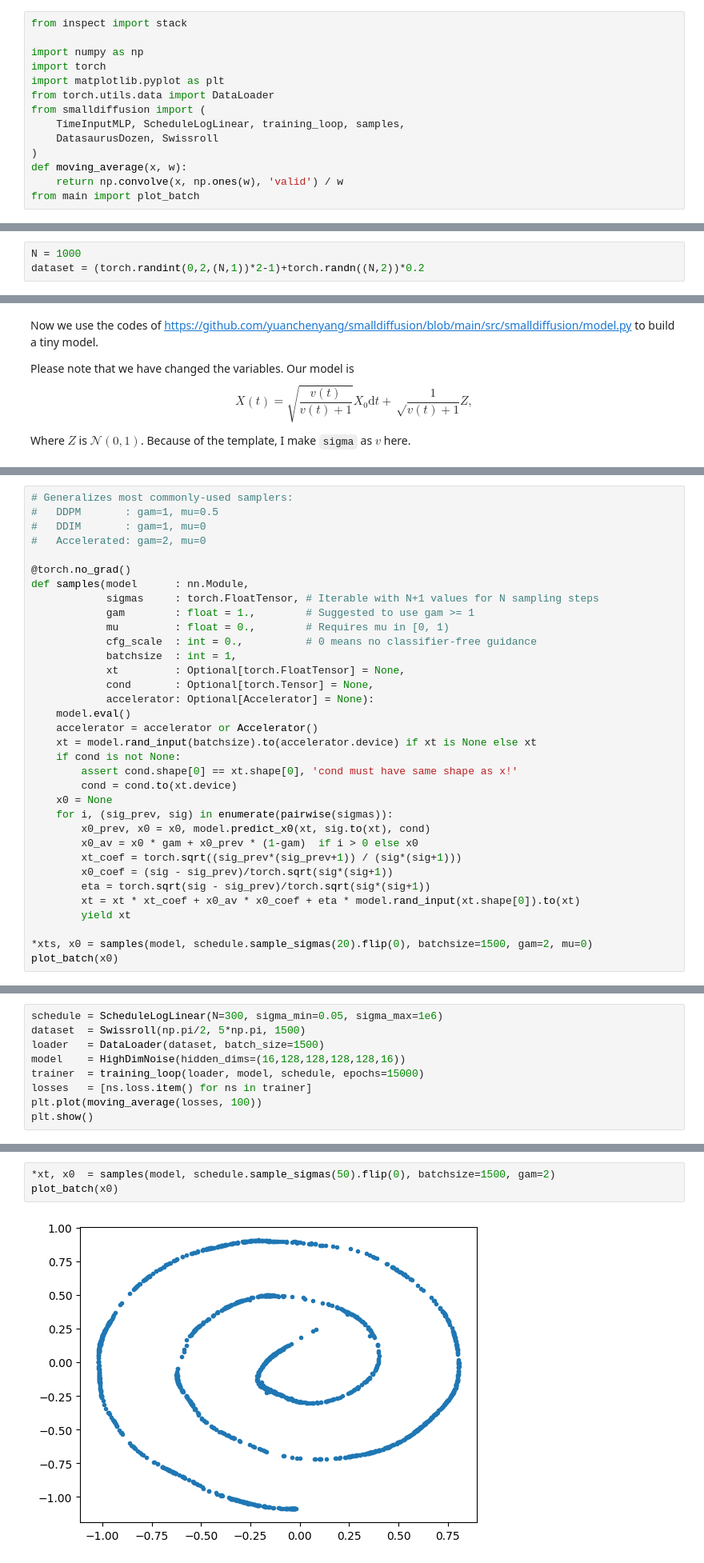
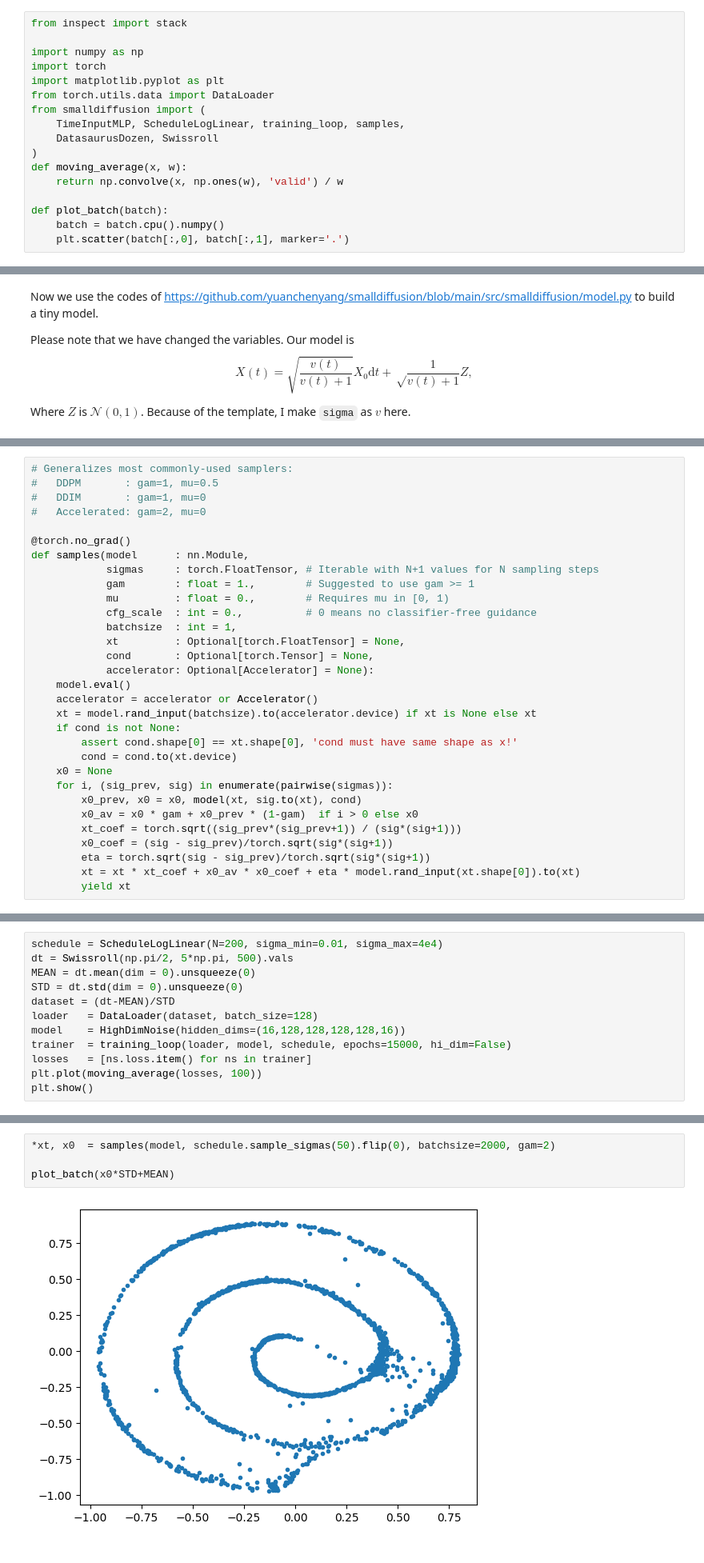
Before and after one commit to JetfiRex/Diffusion-ToyModel, a Jupyter notebook: Diffusion - test.ipynb, the cells around one changed output, grey strips where cells are left out. Shown at 80% size. Cells and saved outputs as stored; diff of their text form.

Commit message:
Training results

```diff
--- a/Diffusion - test.ipynb
+++ b/Diffusion - test.ipynb
@@ -15,7 +15,10 @@ from smalldiffusion import (
 )
 def moving_average(x, w):
     return np.convolve(x, np.ones(w), 'valid') / w
-from main import plot_batch
+
+def plot_batch(batch):
+    batch = batch.cpu().numpy()
+    plt.scatter(batch[:,0], batch[:,1], marker='.')
 # %% [markdown]
 # 1. Infrastucture
 
@@ -25,3 +25,0 @@ This is a 2-d dataset of mixed Gaussian.
-# %%
-N = 1000
-dataset = (torch.randint(0,2,(N,1))*2-1)+torch.randn((N,2))*0.2
@@ -305,13 +287,10 @@ def samples(model      : nn.Module,
         cond = cond.to(xt.device)
     x0 = None
     for i, (sig_prev, sig) in enumerate(pairwise(sigmas)):
-        x0_prev, x0 = x0, model.predict_x0(xt, sig.to(xt), cond)
+        x0_prev, x0 = x0, model(xt, sig.to(xt), cond)
         x0_av = x0 * gam + x0_prev * (1-gam)  if i > 0 else x0
         xt_coef = torch.sqrt((sig_prev*(sig_prev+1)) / (sig*(sig+1)))
         x0_coef = (sig - sig_prev)/torch.sqrt(sig*(sig+1))
         eta = torch.sqrt(sig - sig_prev)/torch.sqrt(sig*(sig+1))
         xt = xt * xt_coef + x0_av * x0_coef + eta * model.rand_input(xt.shape[0]).to(xt)
         yield xt
-
-*xts, x0 = samples(model, schedule.sample_sigmas(20).flip(0), batchsize=1500, gam=2, mu=0)
-plot_batch(x0)
@@ -349,9 +301,12 @@ plot_batch(torch.tensor(np.vstack((interpolate_polyline([[-1.0,-1.0],[-1.0,1.0]]
 # %%
-schedule = ScheduleLogLinear(N=300, sigma_min=0.05, sigma_max=1e6)
-dataset  = Swissroll(np.pi/2, 5*np.pi, 1500)
-loader   = DataLoader(dataset, batch_size=1500)
+schedule = ScheduleLogLinear(N=200, sigma_min=0.01, sigma_max=4e4)
+dt = Swissroll(np.pi/2, 5*np.pi, 500).vals
+MEAN = dt.mean(dim = 0).unsqueeze(0)
+STD = dt.std(dim = 0).unsqueeze(0)
+dataset = (dt-MEAN)/STD
+loader   = DataLoader(dataset, batch_size=128)
 model    = HighDimNoise(hidden_dims=(16,128,128,128,128,16))
-trainer  = training_loop(loader, model, schedule, epochs=15000)
+trainer  = training_loop(loader, model, schedule, epochs=15000, hi_dim=False)
 losses   = [ns.loss.item() for ns in trainer]
 plt.plot(moving_average(losses, 100))
 plt.show()
@@ -360,5 +315,6 @@ plt.show()
 # %%
-*xt, x0  = samples(model, schedule.sample_sigmas(50).flip(0), batchsize=1500, gam=2)
-plot_batch(x0)
+*xt, x0  = samples(model, schedule.sample_sigmas(50).flip(0), batchsize=2000, gam=2)
+
+plot_batch(x0*STD+MEAN)
 # %% [output]
-[figure, old version]
+[figure, new version]
```
Also changed, not shown: parts of 22 cells of this notebook, 1 other file.
